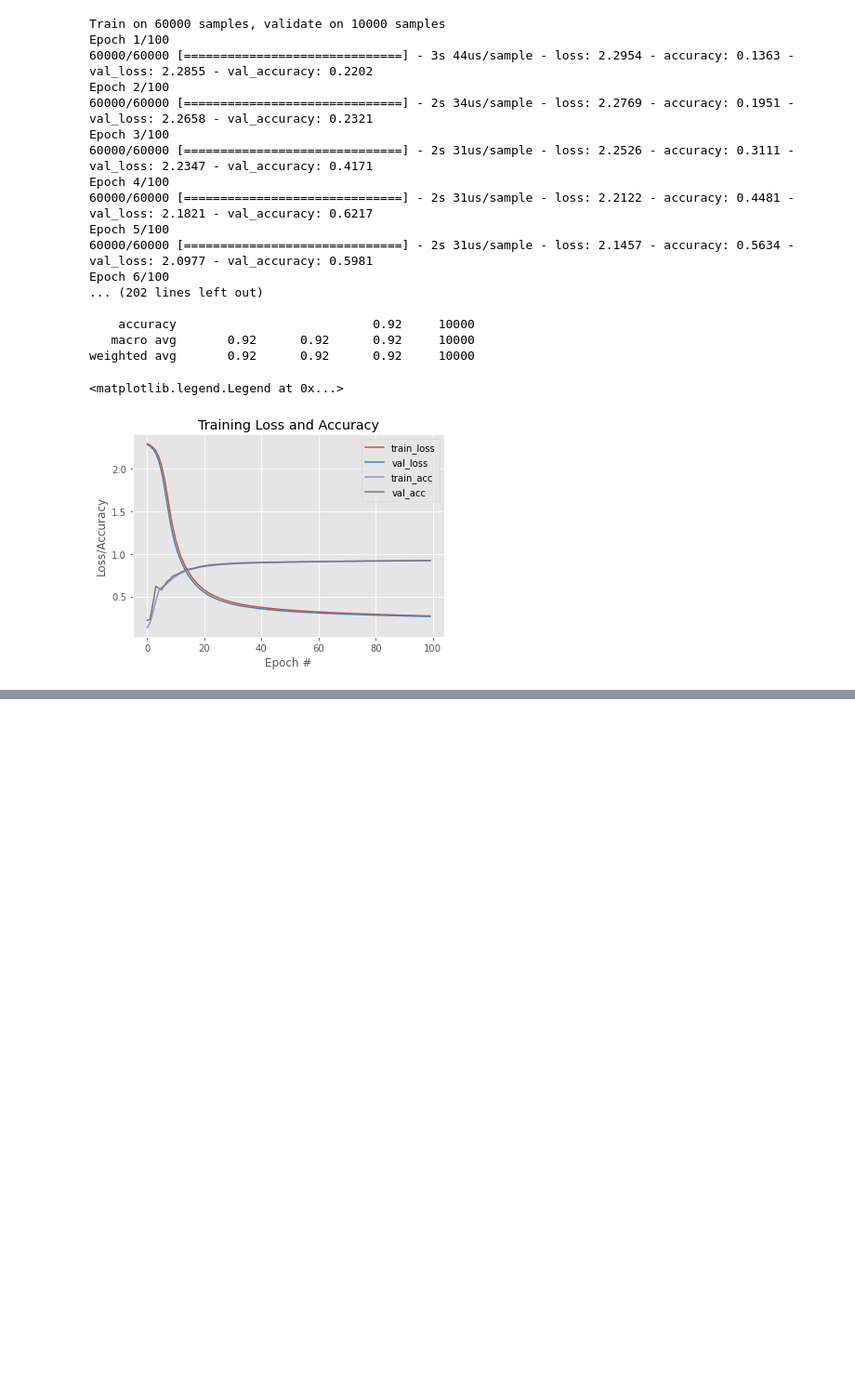
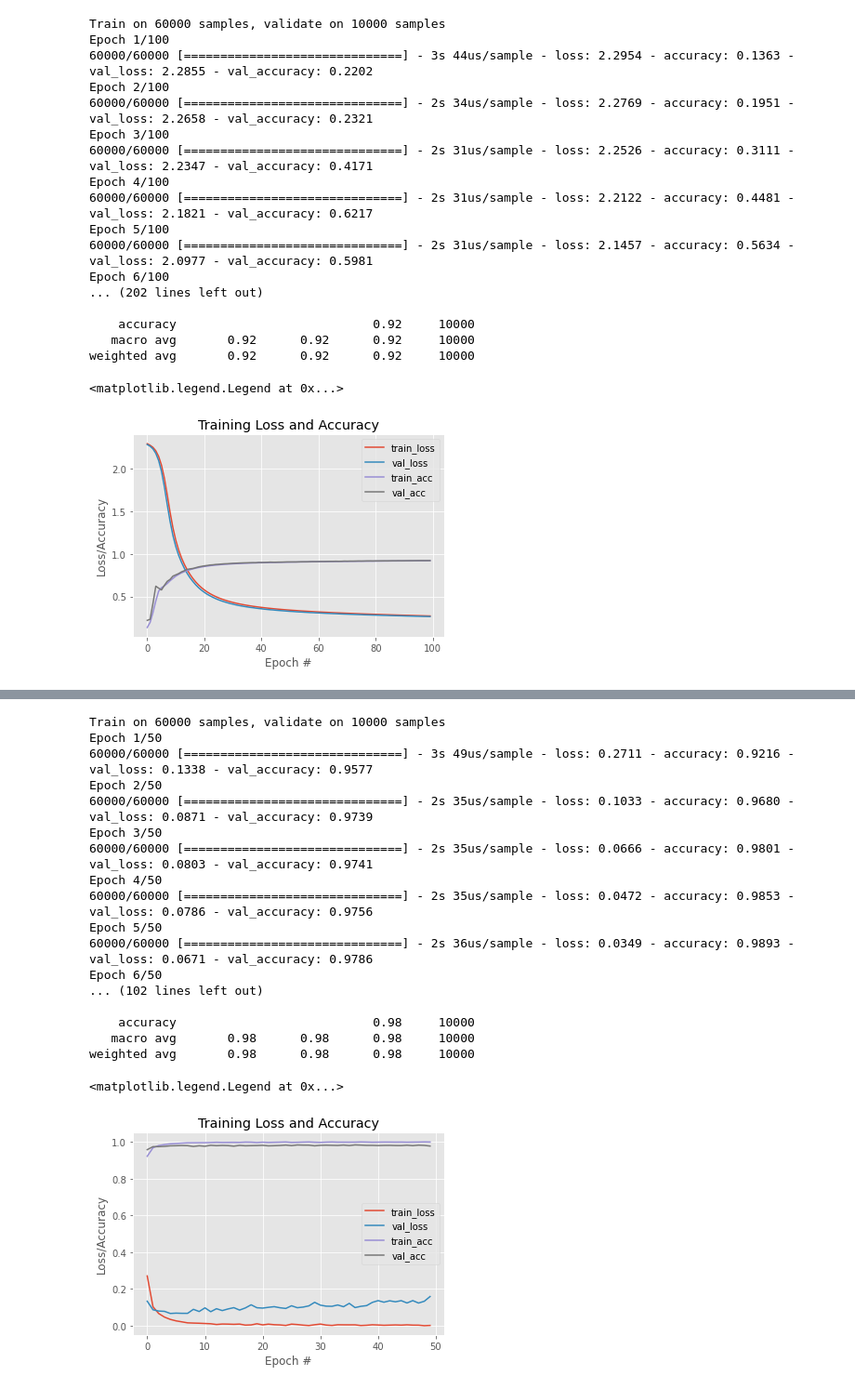
Before and after one commit to rtwhite1546/Fall-2020-Neural-Networks, a Jupyter notebook: Week-8/Week-8-Keras-and-Convolutions.ipynb, the cells around one changed output, grey strips where cells are left out. Shown at 93% size. Drawn from its saved outputs; the diff is of its cells as text; code cells hidden in the pictures; blank space fills up the shorter version.

```diff
--- a/Week-8/Week-8-Keras-and-Convolutions.ipynb
+++ b/Week-8/Week-8-Keras-and-Convolutions.ipynb
@@ -109,3 +173,76 @@ weighted avg       0.92      0.92      0.92     10000
+# %%
+# Create a feedforward neural net
+model = Sequential()
+
+# Create the first hidden layer
+model.add(Dense(256, input_shape = (784,), activation = 'relu', kernel_regularizer = l1_l2(l1 = 0.0, l2 = 0.0)))
+
+# Create the second hidden layer
+model.add(Dense(128, activation = 'relu', kernel_regularizer = l1_l2(l1 = 0.0, l2 = 0.0)))
+
+# Create the output layer
+model.add(Dense(10, activation = 'softmax', kernel_regularizer = l1_l2(l1 = 0.0, l2 = 0.0)))
+
+model.compile(loss = 'categorical_crossentropy', optimizer = 'adam', metrics = ['accuracy'])
+
+### CLASSIFY MNIST PICTURES
+
+# create a dataset of 1000 MNIST images, reshaped as single vectors, and labels
+
+((trainX, trainY), (testX, testY)) = mnist.load_data()
+
+trainX = trainX.reshape((trainX.shape[0], 28 * 28 * 1))
+testX = testX.reshape((testX.shape[0], 28 * 28 * 1))
+
+trainX = trainX/255.0
+testX = testX/255.0
+
+lb = LabelBinarizer()
+trainY = lb.fit_transform(trainY)
+testY = lb.transform(testY)
+
+# fit the model to the training data
+H = model.fit(trainX, trainY, validation_data=(testX, testY), epochs = 50, batch_size = 128)
+
+print("Validation accuracy")
+testY = LabelBinarizer().fit_transform(testY)
+predictedY = model.predict(testX, batch_size = 128)
+predictedY = predictedY.argmax(axis=1)
+testY = testY.argmax(axis=1)
+
+print(classification_report(testY, predictedY))
+
+# plot the training loss and accuracy
+plt.style.use("ggplot")
+plt.figure()
+plt.plot(np.arange(0, 50), H.history["loss"], label="train_loss")
+plt.plot(np.arange(0, 50), H.history["val_loss"], label="val_loss")
+plt.plot(np.arange(0, 50), H.history["accuracy"], label="train_acc")
+plt.plot(np.arange(0, 50), H.history["val_accuracy"], label="val_acc")
+plt.title("Training Loss and Accuracy")
+plt.xlabel("Epoch #")
+plt.ylabel("Loss/Accuracy")
+plt.legend()
+# %% [output]
+Train on 60000 samples, validate on 10000 samples
+Epoch 1/50
+60000/60000 [==============================] - 3s 49us/sample - loss: 0.2711 - accuracy: 0.9216 - val_loss: 0.1338 - val_accuracy: 0.9577
+Epoch 2/50
+60000/60000 [==============================] - 2s 35us/sample - loss: 0.1033 - accuracy: 0.9680 - val_loss: 0.0871 - val_accuracy: 0.9739
+Epoch 3/50
+60000/60000 [==============================] - 2s 35us/sample - loss: 0.0666 - accuracy: 0.9801 - val_loss: 0.0803 - val_accuracy: 0.9741
+Epoch 4/50
+60000/60000 [==============================] - 2s 35us/sample - loss: 0.0472 - accuracy: 0.9853 - val_loss: 0.0786 - val_accuracy: 0.9756
+Epoch 5/50
+60000/60000 [==============================] - 2s 36us/sample - loss: 0.0349 - accuracy: 0.9893 - val_loss: 0.0671 - val_accuracy: 0.9786
+Epoch 6/50
+... (102 lines left out)
+
+    accuracy                           0.98     10000
+   macro avg       0.98      0.98      0.98     10000
+weighted avg       0.98      0.98      0.98     10000
+<matplotlib.legend.Legend at 0x...>
+[figure, added]
 # %%
 # load the training and testing data, scale it into the range [0, 1],
 # then reshape the design matrix
```
Also changed, not shown: parts of 6 cells of this notebook, 1 other file.
